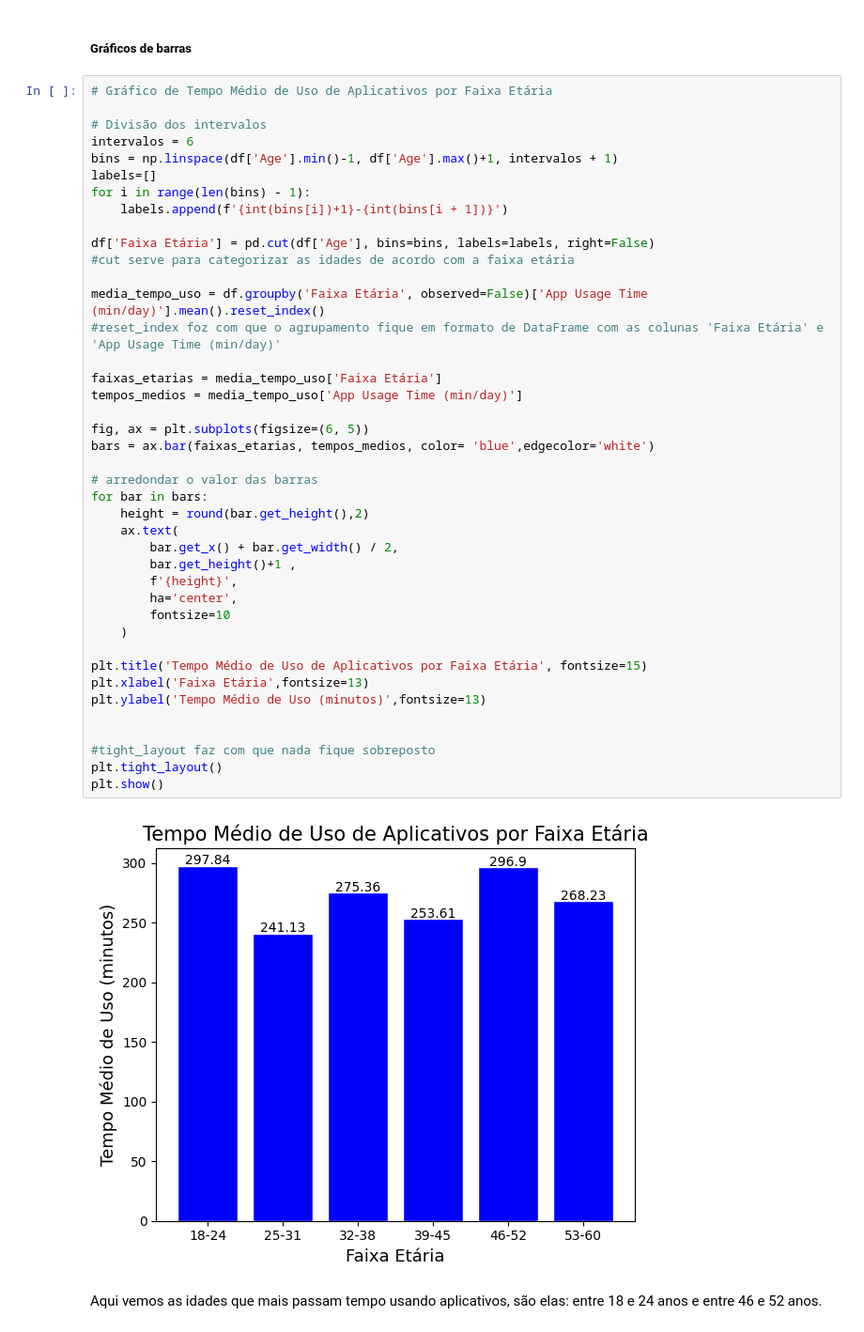
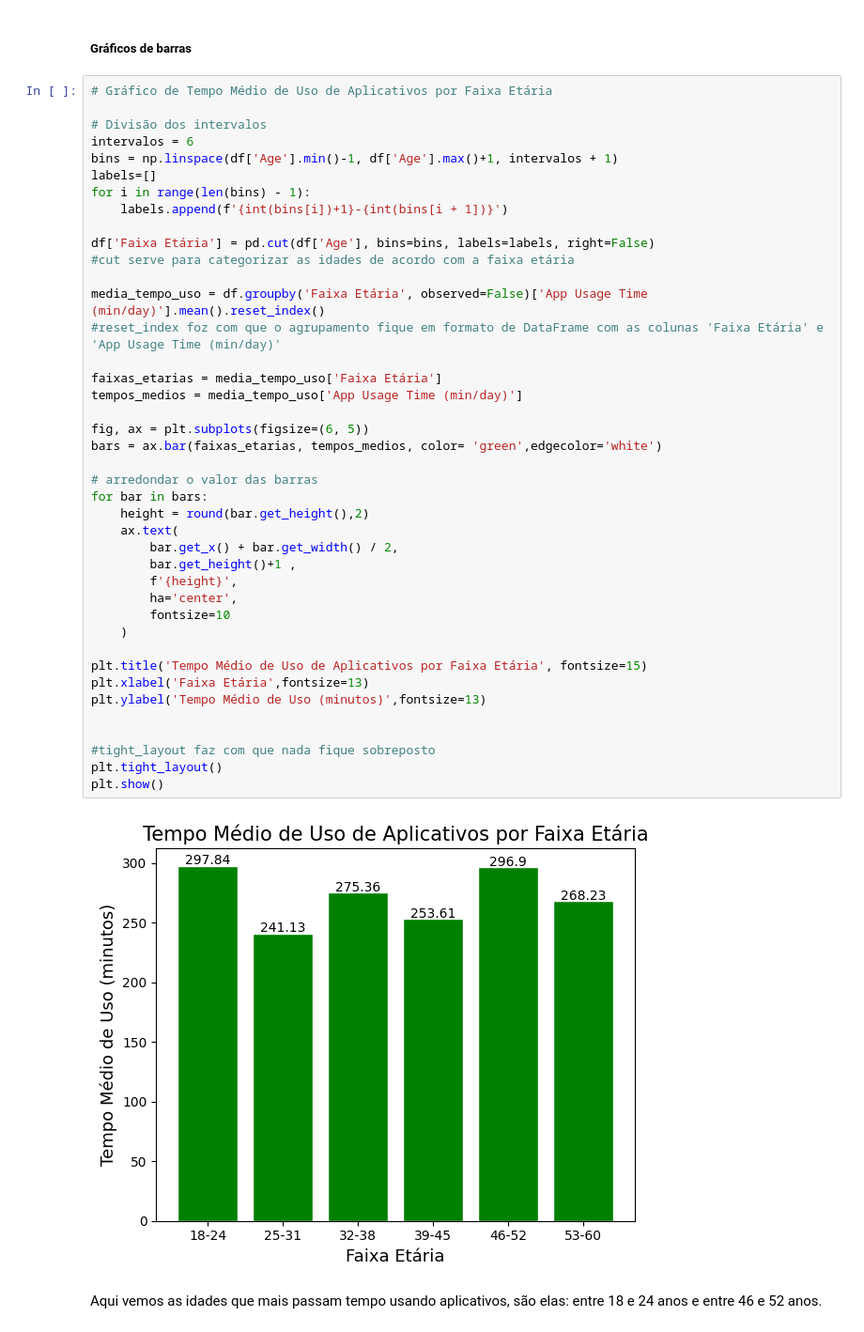
Before and after one commit to aninhaborges/trabalho-final-org-dados, a Jupyter notebook: user-behavior/UserBehavior.ipynb, the cells around one changed output. Shown: that part at 94% size. Drawn from its saved outputs; the diff is of its cells as text.

```diff
--- a/user-behavior/UserBehavior.ipynb
+++ b/user-behavior/UserBehavior.ipynb
@@ -159,35 +158,35 @@ df['Faixa Etária'] = pd.cut(df['Age'], bins=bins, labels=labels, right=False)
 #cut serve para categorizar as idades de acordo com a faixa etária
 
 media_tempo_uso = df.groupby('Faixa Etária', observed=False)['App Usage Time (min/day)'].mean().reset_index()
 #reset_index foz com que o agrupamento fique em formato de DataFrame com as colunas 'Faixa Etária' e 'App Usage Time (min/day)'
 
 faixas_etarias = media_tempo_uso['Faixa Etária']
 tempos_medios = media_tempo_uso['App Usage Time (min/day)']
 
 fig, ax = plt.subplots(figsize=(6, 5))
-bars = ax.bar(faixas_etarias, tempos_medios, color= 'blue',edgecolor='white')
+bars = ax.bar(faixas_etarias, tempos_medios, color= 'green',edgecolor='white')
 
 # arredondar o valor das barras
 for bar in bars:
     height = round(bar.get_height(),2)
     ax.text(
         bar.get_x() + bar.get_width() / 2,
         bar.get_height()+1 ,
         f'{height}',
         ha='center',
         fontsize=10
     )
 
 plt.title('Tempo Médio de Uso de Aplicativos por Faixa Etária', fontsize=15)
 plt.xlabel('Faixa Etária',fontsize=13)
 plt.ylabel('Tempo Médio de Uso (minutos)',fontsize=13)
 
 
 #tight_layout faz com que nada fique sobreposto
 plt.tight_layout()
 plt.show()
 # %% [output]
-[figure, old version]
+[figure, new version]
 # %% [markdown]
 Aqui vemos as idades que mais passam tempo usando aplicativos, são elas: entre 18 e 24 anos e entre 46 e 52 anos.
 # %%
```
Also changed, not shown: parts of 6 cells of this notebook, 1 other file.
